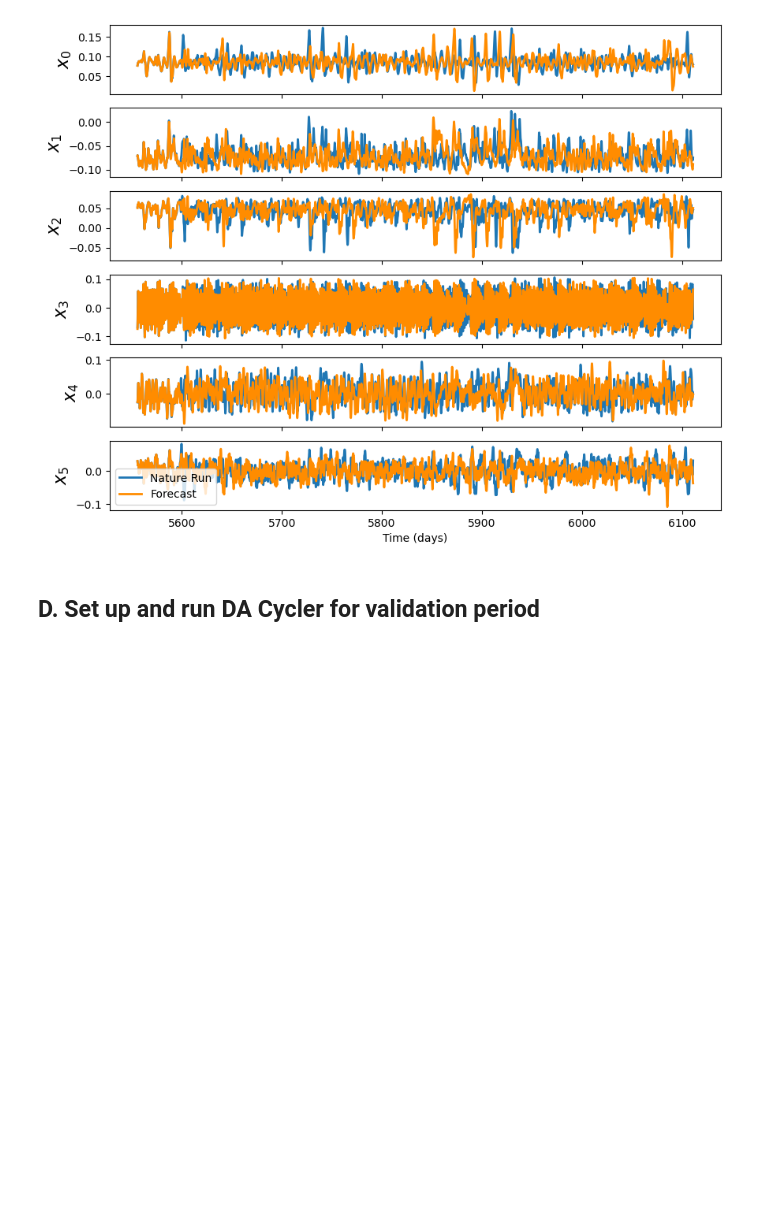
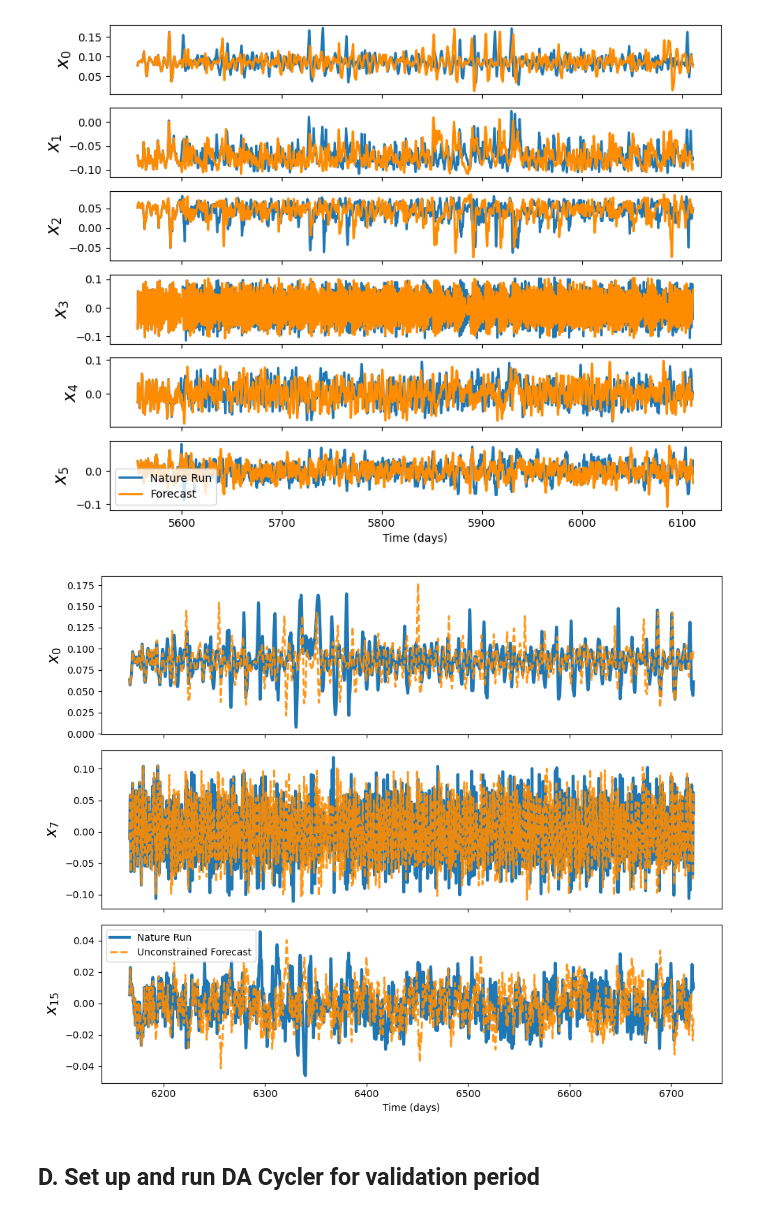
Before and after one commit to StevePny/DataAssimBench-Examples, a Jupyter notebook: examples/da_cycler/5B-Var4DBackprop-QGS-FullRun.ipynb, the cells around one changed output. Cells and saved outputs as stored; diff of their text form; code cells hidden in the pictures; blank space fills up the shorter version.

```diff
--- a/examples/da_cycler/5B-Var4DBackprop-QGS-FullRun.ipynb
+++ b/examples/da_cycler/5B-Var4DBackprop-QGS-FullRun.ipynb
@@ -154,6 +154,41 @@ ax.set_xlabel('Time (days)')
 plt.show()
 # %% [output]
 [figure]
+# %%
+# Repeat the same thing on test set for paper figure
+test_start = forecast_model.generate(nr_transient.values[-1000:])[-1]
+
+test_run_hidden = [test_start]
+obs_index = 0
+for i in range(test_size-1):
+    test_run_hidden.append(
+        forecast_model.update(test_run_hidden[-1],
+                              forecast_model.readout(test_run_hidden[-1])
+                              )
+    )
+test_run_system = forecast_model.readout(test_run_hidden)
+# %%
+# Plot them all
+fig, axes = plt.subplots(3, 1, sharex = True, figsize = (10, 8))
+# fig.suptitle('Backprop-4DVar, QGS Nature Run with RC Forecast Model')
+vars_to_plot = [0, 7, 15]
+for i, ax in enumerate(axes):
+    j = vars_to_plot[i]
+    ax.plot(nr_test.times*160/(60*24), nr_test.values[:,j], lw = 3, label = 'Nature Run')
+    ax.plot(nr_test.times*160/(60*24), test_run_system[:,j], label = 'Unconstrained Forecast', color='darkorange',
+           ls='--', lw=2, alpha=0.9)
+    ax.set_ylabel(r'$x_{' +str(j) + '}$', fontsize = 16)
+    if i == 2:
+        ax.legend()
+ax.set_xlabel('Time (days)')
+nr_test_unconstrained = deepcopy(nr_test)
+test_run_unconstrained= deepcopy(test_run_system)
+
+# ax.set_xlim(10090, 12110)
+fig.tight_layout()
+plt.show()
+# %% [output]
+[figure, added]
 # %% [markdown]
 ## D. Set up and run DA Cycler for validation period
 # %%
```
Also changed, not shown: parts of 41 cells of this notebook, 1 other file.
